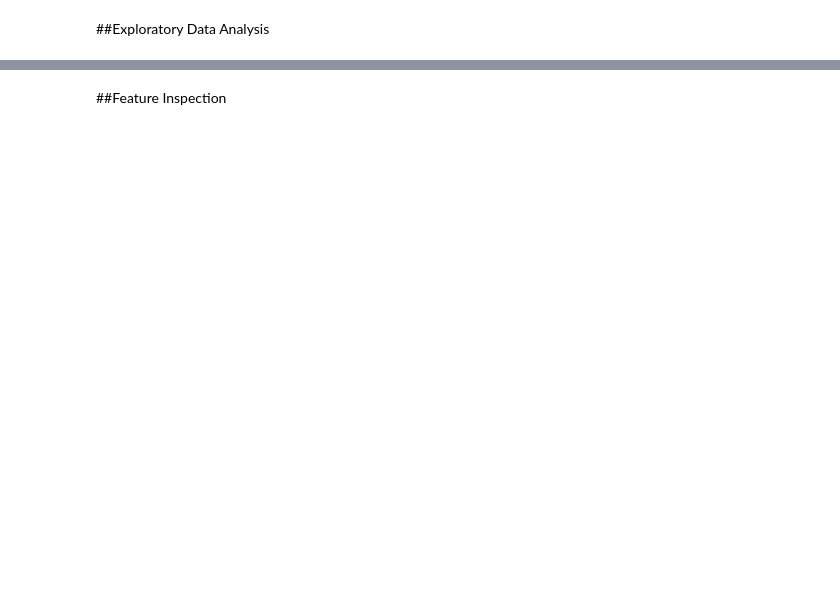
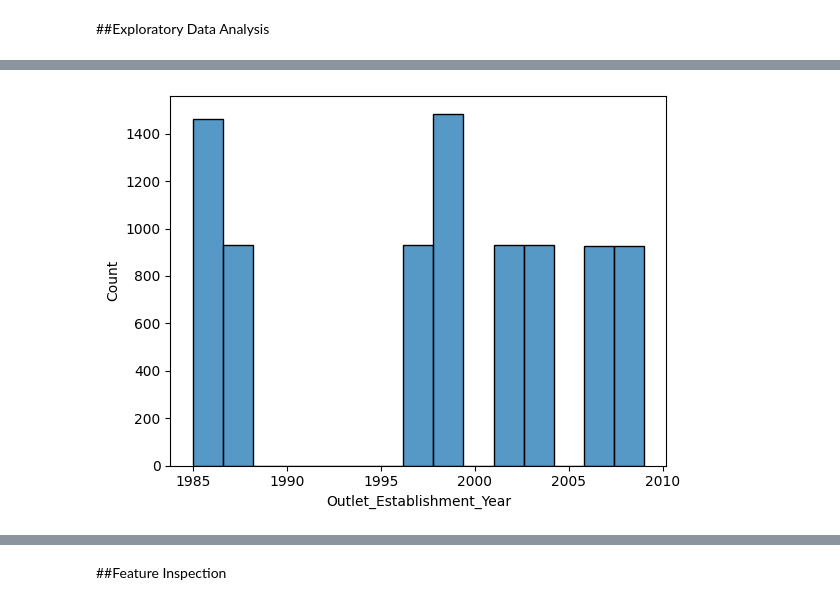
Before and after one commit to KirstenC32/KirstenC32, a Jupyter notebook: Prediction_of_Product_Sales.ipynb, the cells around one changed output, grey strips where cells are left out. Cells and saved outputs as stored; diff of their text form; code cells hidden in the pictures; blank space fills up the shorter version.

```diff
--- a/Prediction_of_Product_Sales.ipynb
+++ b/Prediction_of_Product_Sales.ipynb
@@ -301,0 +363,5 @@ df_sales.describe(include = "number")
+# %%
+#Visualize Outlet_Establishment_Year
+ax = sns.histplot(data=df_sales, x="Outlet_Establishment_Year");
+# %% [output]
+[figure, added]
```
Also changed, not shown: parts of 29 cells of this notebook.
